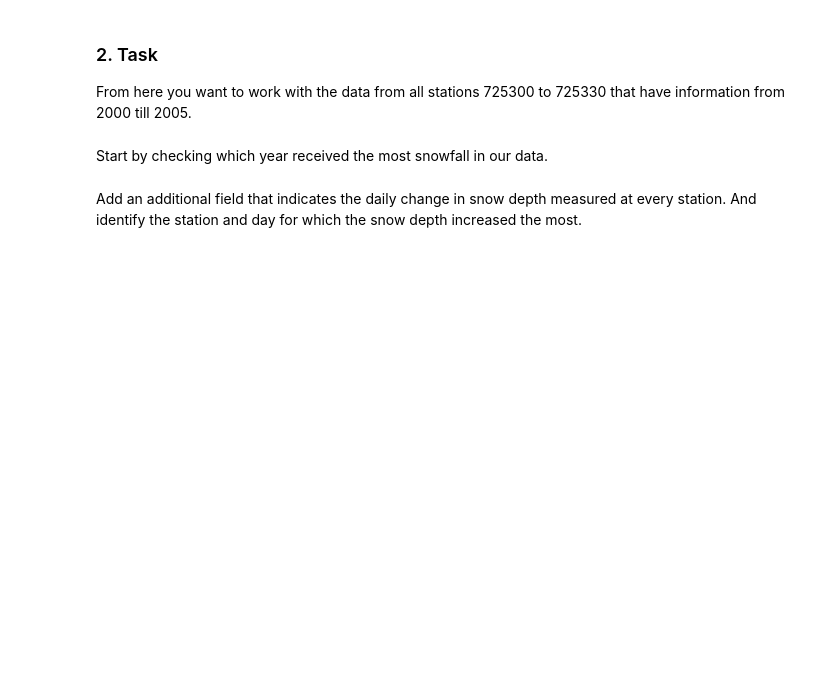
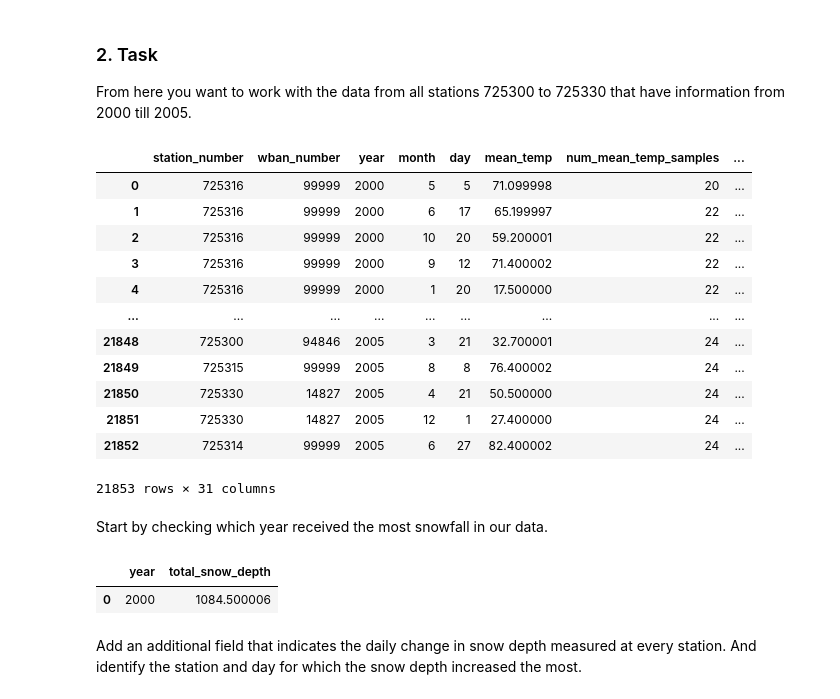
Before and after one commit to yanghang0918/Will-it-snow-tomorrow-, a Jupyter notebook: Coding Challenge.ipynb, the cells around one changed output. Drawn from its saved outputs; the diff is of its cells as text; code cells hidden in the pictures; blank space fills up the shorter version.

```diff
--- a/Coding Challenge.ipynb
+++ b/Coding Challenge.ipynb
@@ -26,2 +80,40 @@ From here you want to work with the data from all stations 725300 to 725330 that
+# %%
+%%bigquery
+WITH filtered AS (
+  SELECT *
+  FROM `bigquery-public-data.samples.gsod`
+  WHERE
+    station_number BETWEEN 725300 AND 725330
+    AND year BETWEEN 2000 AND 2005
+),
+station_with_complete_years AS (
+  SELECT
+    station_number
+  FROM
+    filtered
+  GROUP BY
+    station_number
+  HAVING
+    COUNT(DISTINCT year) = 6
+)
+
+SELECT f.*
+FROM filtered f
+JOIN station_with_complete_years s
+ON f.station_number = s.station_number
+# %% [output]
+|  | station_number | wban_number | year | month | day | mean_temp | num_mean_temp_samples | ... |
+| 0 | 725316 | 99999 | 2000 | 5 | 5 | 71.099998 | 20 | ... |
+| 1 | 725316 | 99999 | 2000 | 6 | 17 | 65.199997 | 22 | ... |
+| 2 | 725316 | 99999 | 2000 | 10 | 20 | 59.200001 | 22 | ... |
+| 3 | 725316 | 99999 | 2000 | 9 | 12 | 71.400002 | 22 | ... |
+| 4 | 725316 | 99999 | 2000 | 1 | 20 | 17.500000 | 22 | ... |
+| ... | ... | ... | ... | ... | ... | ... | ... | ... |
+| 21848 | 725300 | 94846 | 2005 | 3 | 21 | 32.700001 | 24 | ... |
+| 21849 | 725315 | 99999 | 2005 | 8 | 8 | 76.400002 | 24 | ... |
+| 21850 | 725330 | 14827 | 2005 | 4 | 21 | 50.500000 | 24 | ... |
+| 21851 | 725330 | 14827 | 2005 | 12 | 1 | 27.400000 | 24 | ... |
+| 21852 | 725314 | 99999 | 2005 | 6 | 27 | 82.400002 | 24 | ... |
+21853 rows × 31 columns
 # %% [markdown]
 Start by checking which year received the most snowfall in our data.
@@ -30,2 +120,29 @@ Start by checking which year received the most snowfall in our data.
+# %%
+%%bigquery
+
+WITH filtered AS (
+  SELECT station_number, year
+  FROM `bigquery-public-data.samples.gsod`
+  WHERE station_number BETWEEN 725300 AND 725330
+    AND year BETWEEN 2000 AND 2005
+  GROUP BY station_number, year
+),
+station_with_complete_years AS (
+  SELECT station_number
+  FROM filtered
+  GROUP BY station_number
+  HAVING COUNT(DISTINCT year) = 6
+)
+
+SELECT b.year, SUM(IFNULL(b.snow_depth, 0)) AS total_snow_depth
+FROM `bigquery-public-data.samples.gsod` b
+JOIN station_with_complete_years s ON s.station_number = b.station_number
+WHERE b.year BETWEEN 2000 AND 2005
+GROUP BY 1
+ORDER BY total_snow_depth desc
+LIMIT 1
+# %% [output]
+|  | year | total_snow_depth |
+| 0 | 2000 | 1084.500006 |
 # %% [markdown]
 Add an additional field that indicates the daily change in snow depth measured at every station. And identify the station and day for which the snow depth increased the most.
```
Also changed, not shown: parts of 70 cells of this notebook.
